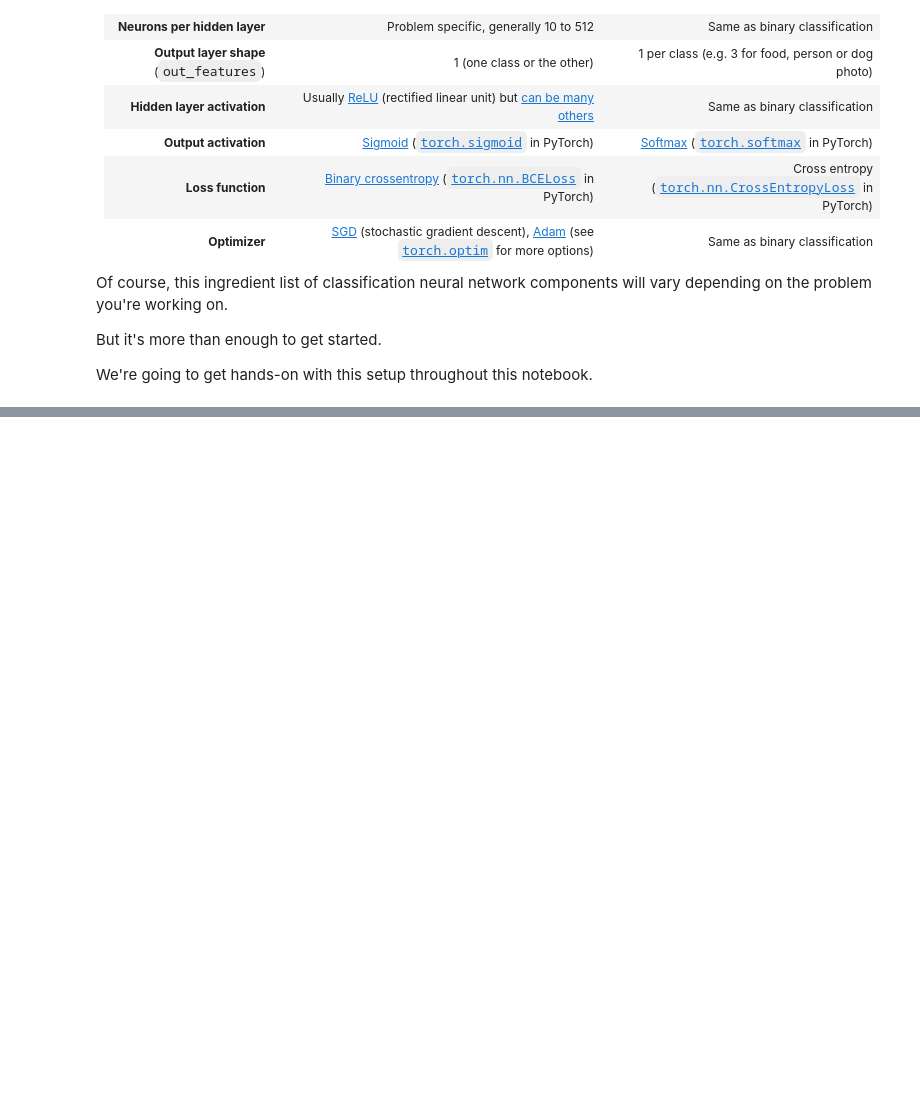
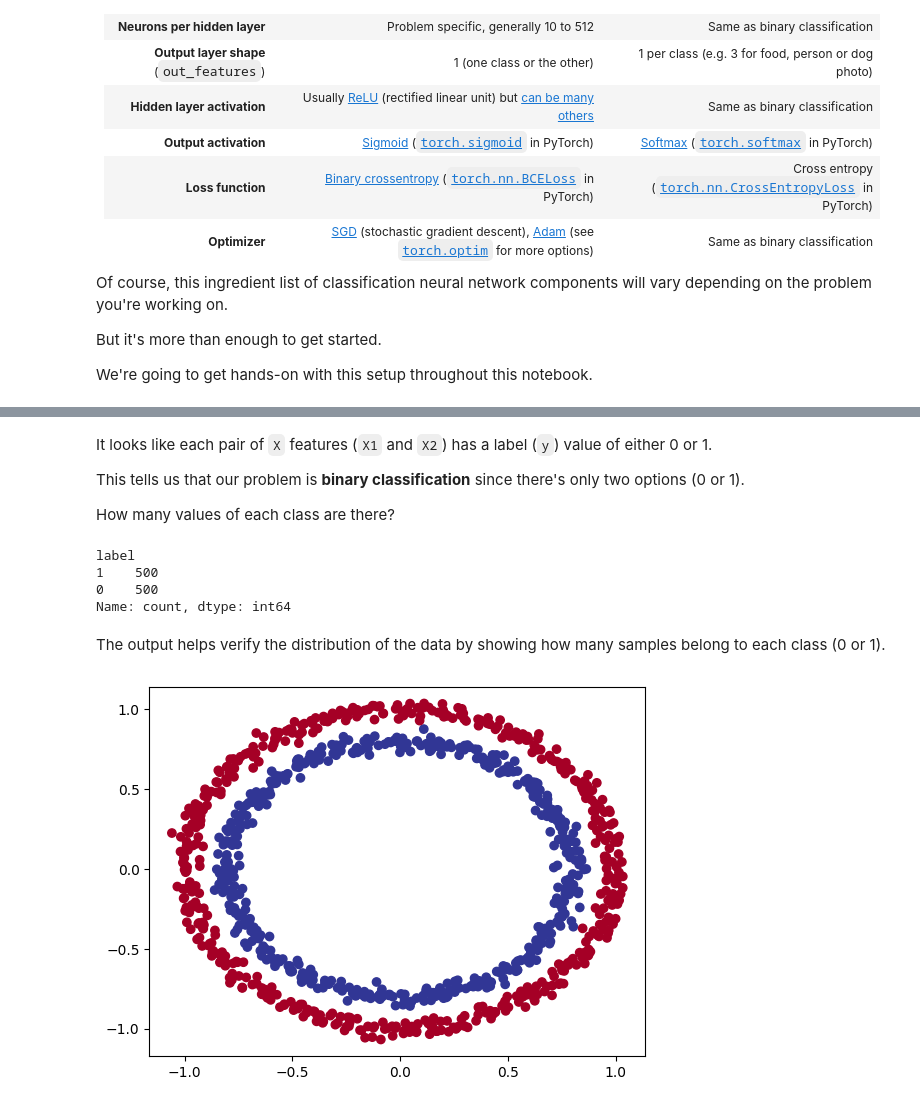
Before and after one commit to JunHL96/PyTorch-Course, a Jupyter notebook: 02_pytorch_classification_notes.ipynb, the cells around one changed output, grey strips where cells are left out. Drawn from its saved outputs; the diff is of its cells as text; code cells hidden in the pictures; blank space fills up the shorter version.

```diff
--- a/02_pytorch_classification_notes.ipynb
+++ b/02_pytorch_classification_notes.ipynb
@@ -69,0 +78,16 @@ We're going to get hands-on with this setup throughout this notebook.
+# %%
+from sklearn.datasets import make_circles  # Import the make_circles function to generate a synthetic dataset
+
+# Number of samples to generate
+n_samples = 1000
+
+# Create circles dataset with 1000 samples, slight noise, and a fixed random state for reproducibility
+X, y = make_circles(
+    n_samples,         # Number of data points to generate
+    noise=0.03,        # Adds slight noise to make the data points not perfectly separable, simulating real-world conditions
+    random_state=42    # Sets the random seed for reproducibility so that the dataset generated is consistent each time
+)
+
+# View the first 5 rows of the dataset
+print(f"First 5 samples of X:\n {X[:5]}")
+print(f"First 5 samples of y:\n {y[:5]}")
@@ -69,0 +136,31 @@ We're going to get hands-on with this setup throughout this notebook.
+# %% [markdown]
+It looks like each pair of `X` features (`X1` and `X2`) has a label (`y`) value of either 0 or 1.
+
+This tells us that our problem is **binary classification** since there's only two options (0 or 1).
+
+How many values of each class are there?
+# %%
+# Count the number of occurrences of each label in the 'label' column of the DataFrame
+circles.label.value_counts()  # This will display the count of points labeled as 0 and 1
+# %% [output]
+label
+1    500
+0    500
+Name: count, dtype: int64
+# %% [markdown]
+The output helps verify the distribution of the data by showing how many samples belong to each class (0 or 1).
+# %%
+# Import the matplotlib library for plotting
+import matplotlib.pyplot as plt
+
+# Create a scatter plot to visualize the circle data
+plt.scatter(
+    x=X[:, 0],          # x-coordinates of the points (X1)
+    y=X[:, 1],          # y-coordinates of the points (X2)
+    c=y,                # Color the points based on their labels (0 or 1)
+    cmap=plt.cm.RdYlBu  # Use the 'Red-Yellow-Blue' colormap to differentiate the classes visually
+);
+
+# The plot displays the points in the feature space, with different colors representing different classes (labels).
+# %% [output]
+[figure, added]
```
Also changed, not shown: parts of 19 cells of this notebook.
